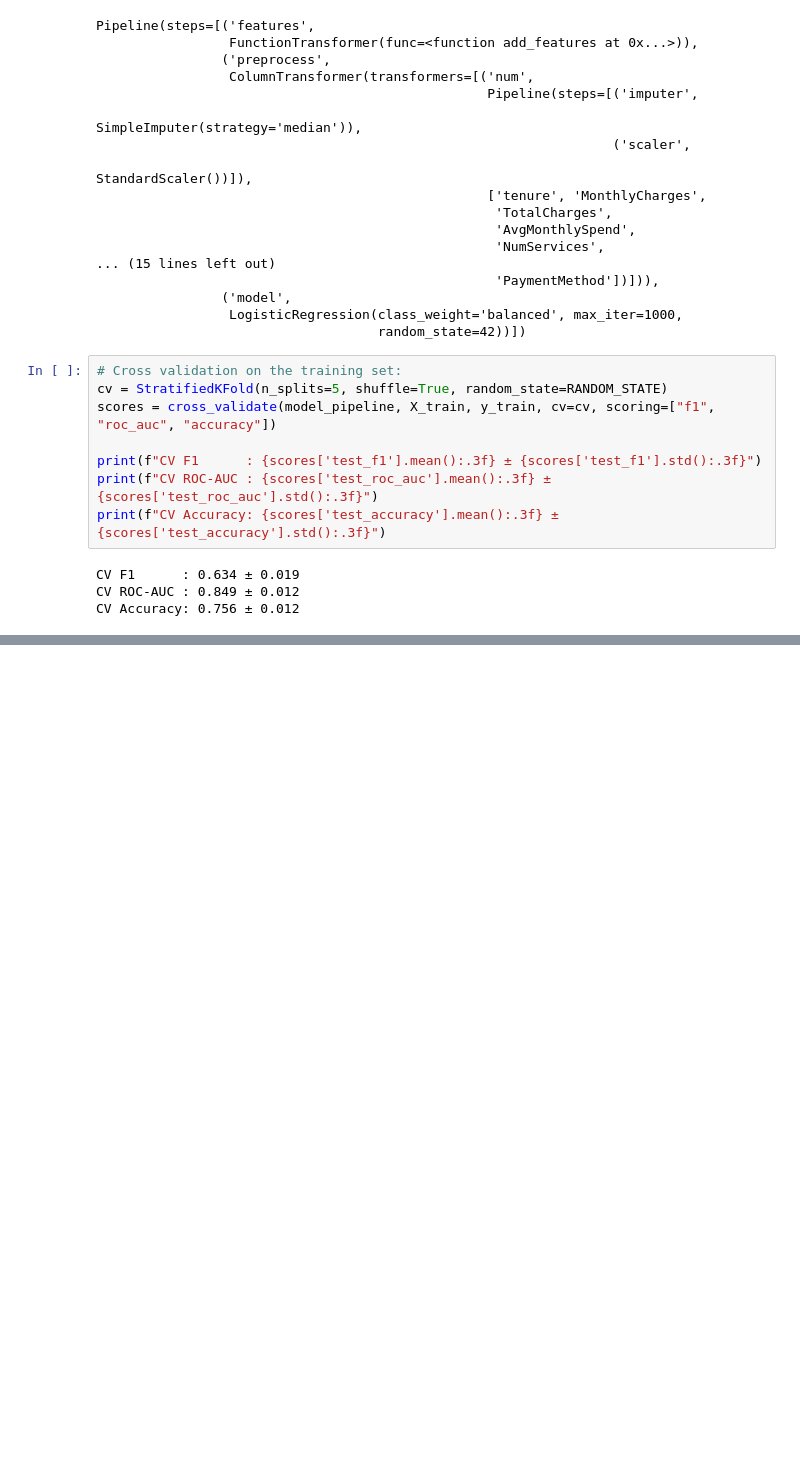
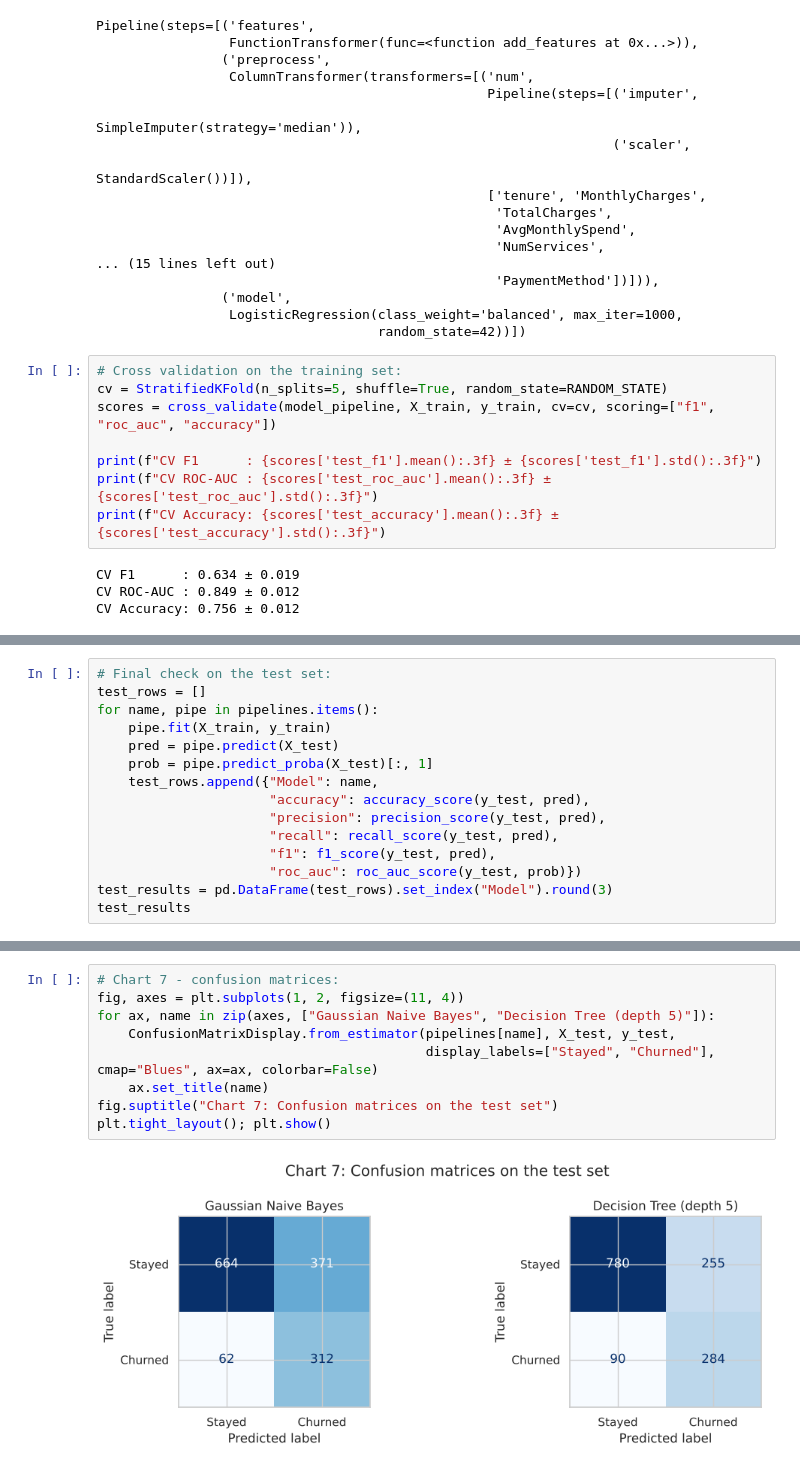
Before and after one commit to 70149418-ops/ml-churn-prediction, a Jupyter notebook: ML_Project_Churn.ipynb, the cells around one changed output, grey strips where cells are left out. Saved outputs shown, nothing was run; the diff lists cells and outputs as text; blank space fills up the shorter version.

```diff
--- a/ML_Project_Churn.ipynb
+++ b/ML_Project_Churn.ipynb
@@ -304,0 +468,15 @@ weighted avg       0.80      0.74      0.76      1409
+# %%
+# Final check on the test set:
+test_rows = []
+for name, pipe in pipelines.items():
+    pipe.fit(X_train, y_train)
+    pred = pipe.predict(X_test)
+    prob = pipe.predict_proba(X_test)[:, 1]
+    test_rows.append({"Model": name,
+                      "accuracy": accuracy_score(y_test, pred),
+                      "precision": precision_score(y_test, pred),
+                      "recall": recall_score(y_test, pred),
+                      "f1": f1_score(y_test, pred),
+                      "roc_auc": roc_auc_score(y_test, prob)})
+test_results = pd.DataFrame(test_rows).set_index("Model").round(3)
+test_results
@@ -304,0 +490,11 @@ weighted avg       0.80      0.74      0.76      1409
+# %%
+# Chart 7 - confusion matrices:
+fig, axes = plt.subplots(1, 2, figsize=(11, 4))
+for ax, name in zip(axes, ["Gaussian Naive Bayes", "Decision Tree (depth 5)"]):
+    ConfusionMatrixDisplay.from_estimator(pipelines[name], X_test, y_test,
+                                          display_labels=["Stayed", "Churned"], cmap="Blues", ax=ax, colorbar=False)
+    ax.set_title(name)
+fig.suptitle("Chart 7: Confusion matrices on the test set")
+plt.tight_layout(); plt.show()
+# %% [output]
+[figure, added]
```
Also changed, not shown: parts of 19 cells of this notebook, 1 other file.
